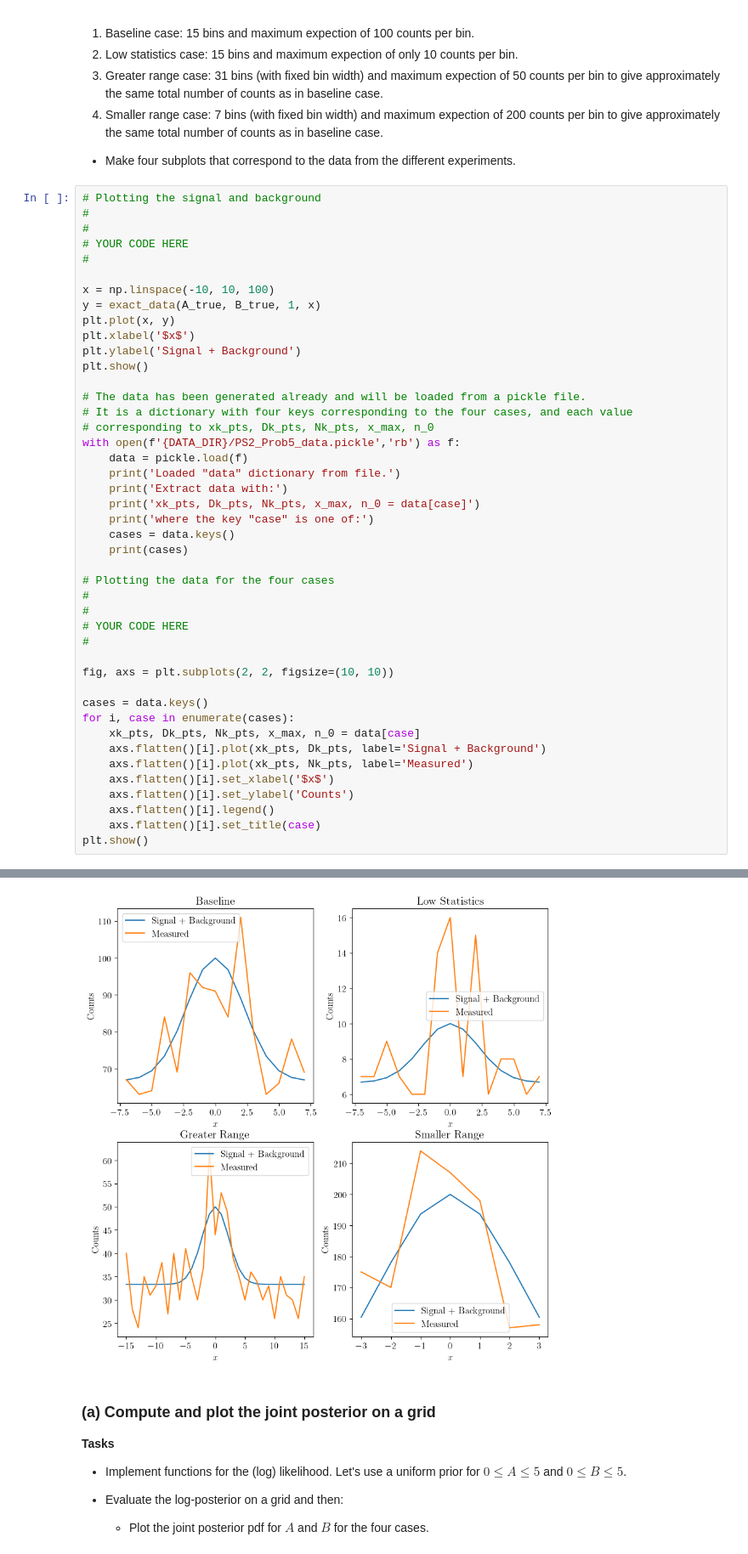
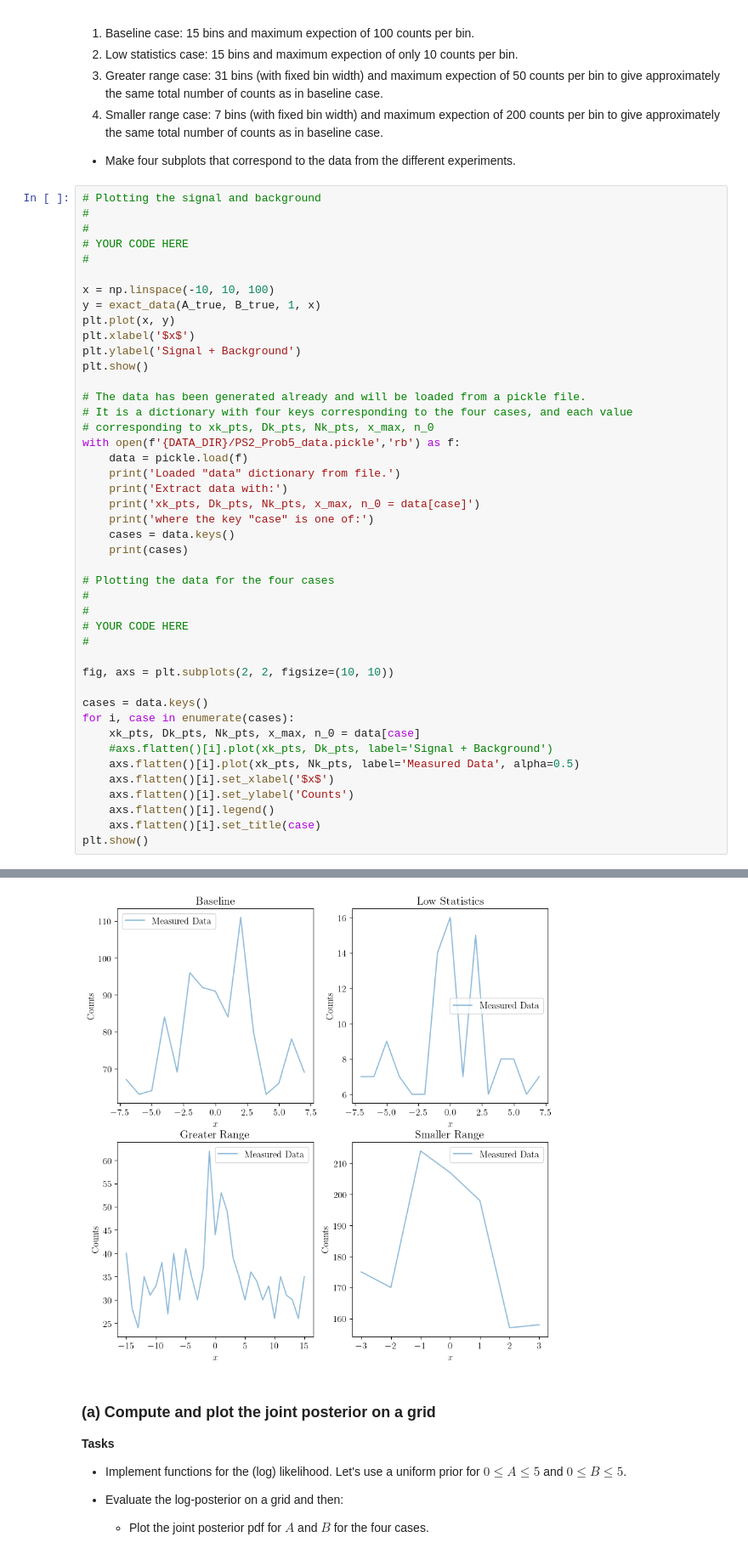
Before and after one commit to stommen/tif285, a Jupyter notebook: hand-ins/pub/ProblemSets/Set2/TIF285_ps2_extra_problems.ipynb, the cells around one changed output, grey strips where cells are left out. Shown at 85% size. Drawn from its saved outputs; the diff is of its cells as text.

```diff
--- a/hand-ins/pub/ProblemSets/Set2/TIF285_ps2_extra_problems.ipynb
+++ b/hand-ins/pub/ProblemSets/Set2/TIF285_ps2_extra_problems.ipynb
@@ -191,36 +191,36 @@ with open(f'{DATA_DIR}/PS2_Prob5_data.pickle','rb') as f:
     print('Loaded "data" dictionary from file.')
     print('Extract data with:')
     print('xk_pts, Dk_pts, Nk_pts, x_max, n_0 = data[case]')
     print('where the key "case" is one of:')
     cases = data.keys()
     print(cases)
 
 # Plotting the data for the four cases
 #
 #
 # YOUR CODE HERE
 #
 
 fig, axs = plt.subplots(2, 2, figsize=(10, 10))
 
 cases = data.keys()
 for i, case in enumerate(cases):
     xk_pts, Dk_pts, Nk_pts, x_max, n_0 = data[case]
-    axs.flatten()[i].plot(xk_pts, Dk_pts, label='Signal + Background')
-    axs.flatten()[i].plot(xk_pts, Nk_pts, label='Measured')
+    #axs.flatten()[i].plot(xk_pts, Dk_pts, label='Signal + Background')
+    axs.flatten()[i].plot(xk_pts, Nk_pts, label='Measured Data', alpha=0.5)
     axs.flatten()[i].set_xlabel('$x$')
     axs.flatten()[i].set_ylabel('Counts')
     axs.flatten()[i].legend()
     axs.flatten()[i].set_title(case)
 plt.show()
 # %% [output]
 [figure]
 Loaded "data" dictionary from file.
 Extract data with:
 xk_pts, Dk_pts, Nk_pts, x_max, n_0 = data[case]
 where the key "case" is one of:
 dict_keys(['Baseline', 'Low Statistics', 'Greater Range', 'Smaller Range'])
-[figure, old version]
+[figure, new version]
 # %% [markdown]
 ### (a) Compute and plot the joint posterior on a grid
 **Tasks**
```
Also changed, not shown: parts of 20 cells of this notebook.
